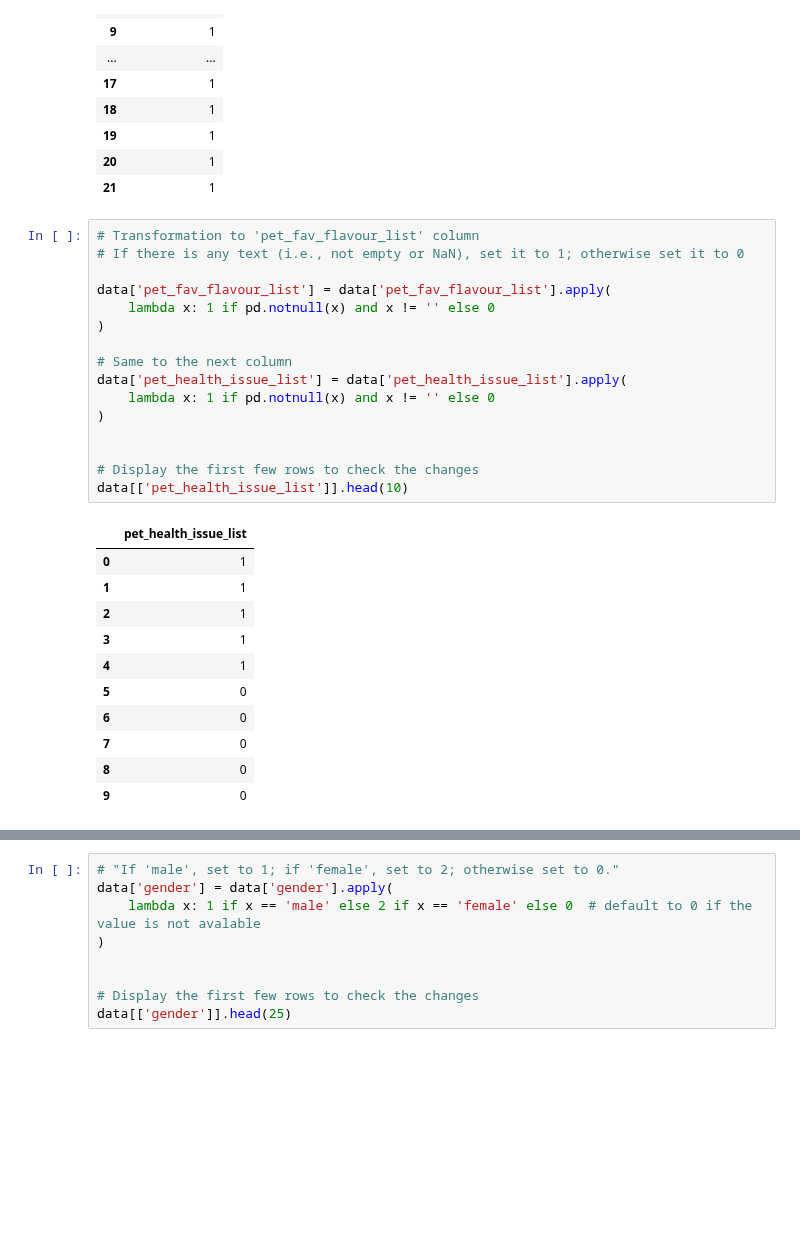
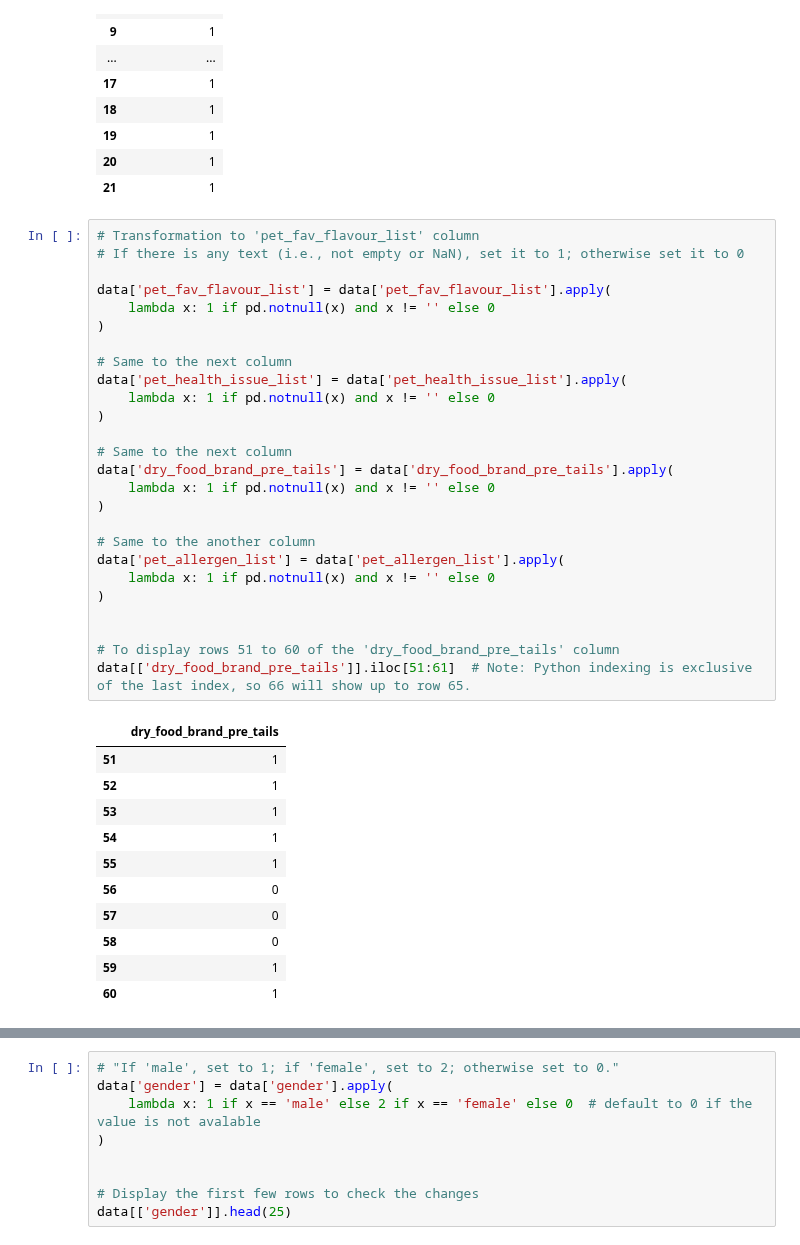
Before and after one commit to hotteleport/Advanced-Data-Analytics, a Jupyter notebook: ex.1/classification dataset folder/cleaning_data.ipynb, the cells around one changed output, grey strips where cells are left out. Drawn from its saved outputs; the diff is of its cells as text; blank space fills up the shorter version.

Commit message:
last update

```diff
--- a/ex.1/classification dataset folder/cleaning_data.ipynb
+++ b/ex.1/classification dataset folder/cleaning_data.ipynb
@@ -165,28 +165,38 @@ data[['signup_promo']].head(22)
 # %%
 # Тransformation to 'pet_fav_flavour_list' column
 # If there is any text (i.e., not empty or NaN), set it to 1; otherwise set it to 0
 
 data['pet_fav_flavour_list'] = data['pet_fav_flavour_list'].apply(
     lambda x: 1 if pd.notnull(x) and x != '' else 0
 )
 
 # Same to the next column
 data['pet_health_issue_list'] = data['pet_health_issue_list'].apply(
     lambda x: 1 if pd.notnull(x) and x != '' else 0
 )
 
+# Same to the next column
+data['dry_food_brand_pre_tails'] = data['dry_food_brand_pre_tails'].apply(
+    lambda x: 1 if pd.notnull(x) and x != '' else 0
+)
 
-# Display the first few rows to check the changes
-data[['pet_health_issue_list']].head(10)
+# Same to the another column
+data['pet_allergen_list'] = data['pet_allergen_list'].apply(
+    lambda x: 1 if pd.notnull(x) and x != '' else 0
+)
+
+
+# To display rows 51 to 60 of the 'dry_food_brand_pre_tails' column
+data[['dry_food_brand_pre_tails']].iloc[51:61]  # Note: Python indexing is exclusive of the last index, so 66 will show up to row 65.
 # %% [output]
-|  | pet_health_issue_list |
-| 0 | 1 |
-| 1 | 1 |
-| 2 | 1 |
-| 3 | 1 |
-| 4 | 1 |
-| 5 | 0 |
-| 6 | 0 |
-| 7 | 0 |
-| 8 | 0 |
-| 9 | 0 |
+|  | dry_food_brand_pre_tails |
+| 51 | 1 |
+| 52 | 1 |
+| 53 | 1 |
+| 54 | 1 |
+| 55 | 1 |
+| 56 | 0 |
+| 57 | 0 |
+| 58 | 0 |
+| 59 | 1 |
+| 60 | 1 |
```
Also changed, not shown: parts of 4 cells of this notebook, 1 other file.
